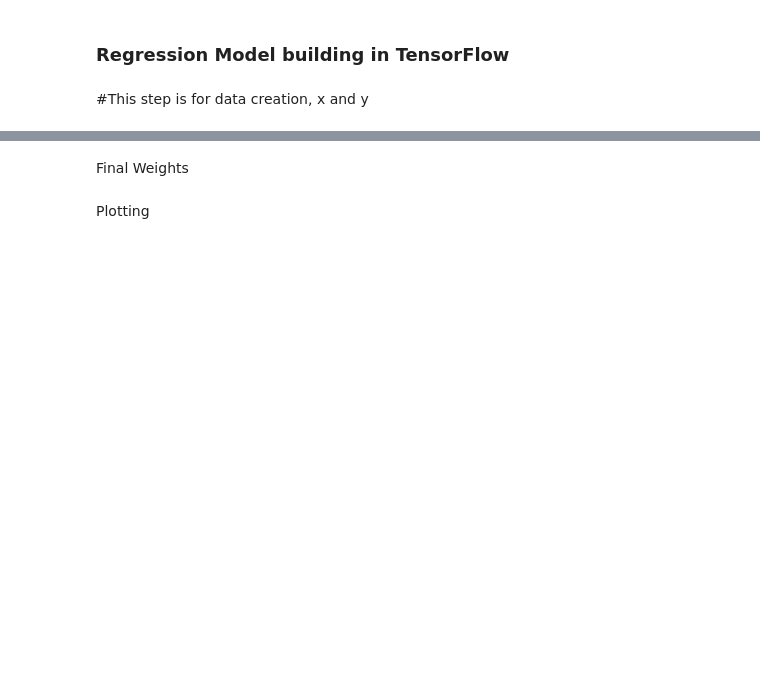
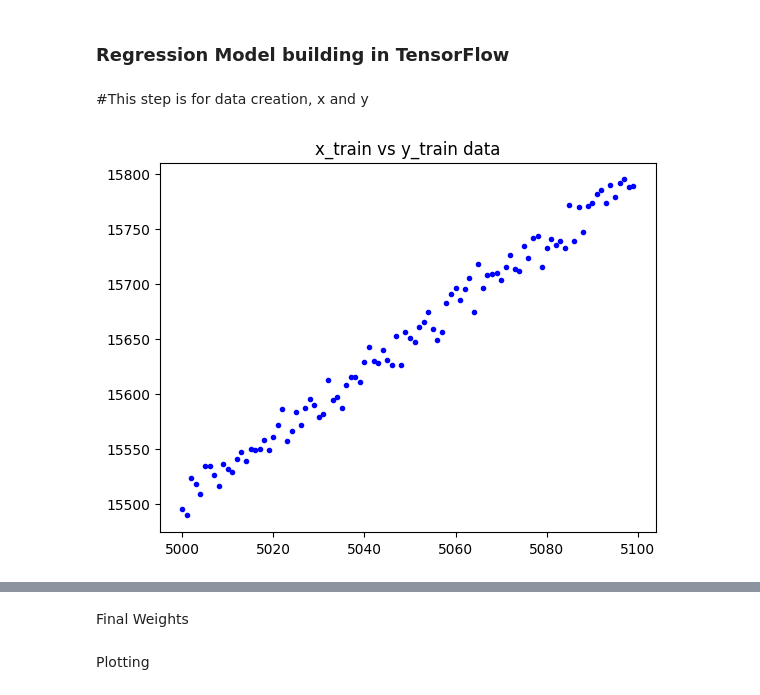
Before and after one commit to 20million/llm_assignments, a Jupyter notebook: jupyter/Chapter9_TF_Keras_V3.ipynb, the cells around one changed output, grey strips where cells are left out. Saved outputs shown, nothing was run; the diff lists cells and outputs as text; code cells hidden in the pictures; blank space fills up the shorter version.

```diff
--- a/jupyter/Chapter9_TF_Keras_V3.ipynb
+++ b/jupyter/Chapter9_TF_Keras_V3.ipynb
@@ -67,15 +120,16 @@ print('Decrement by 2', m.assign_sub(2))
 # %%
 #This step is for data creation, x and y
 import numpy as np
 x_train= np.array(range(5000,5100)).reshape(-1,1)
-
-
-y_train=[3*i+np.random.normal(500, 10) for i in x_train]
+noise=np.random.normal(500, 10, 100)
+y_train=[3*x+noise[x-5000] for x in x_train]
 
 import matplotlib.pyplot as plt
 plt.title("x_train vs y_train data")
 plt.plot(x_train, y_train, 'b.')
 plt.show()
+# %% [output]
+[figure, added]
 # %%
 #Model y=X*W + b
 #Model function
```
Also changed, not shown: parts of 8 cells of this notebook, 5 other files.
